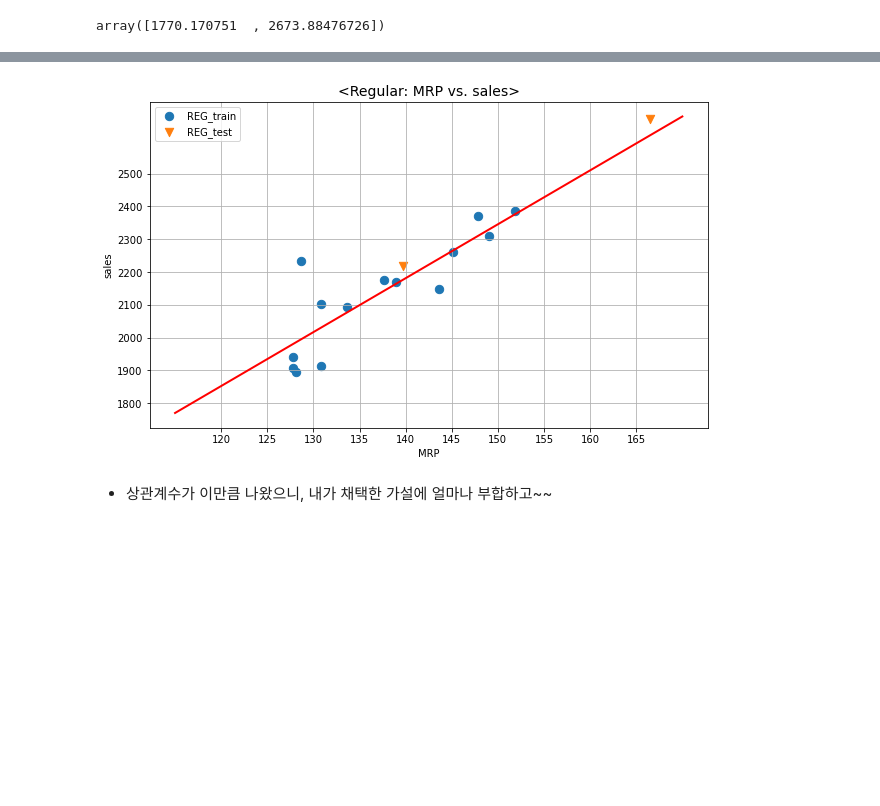
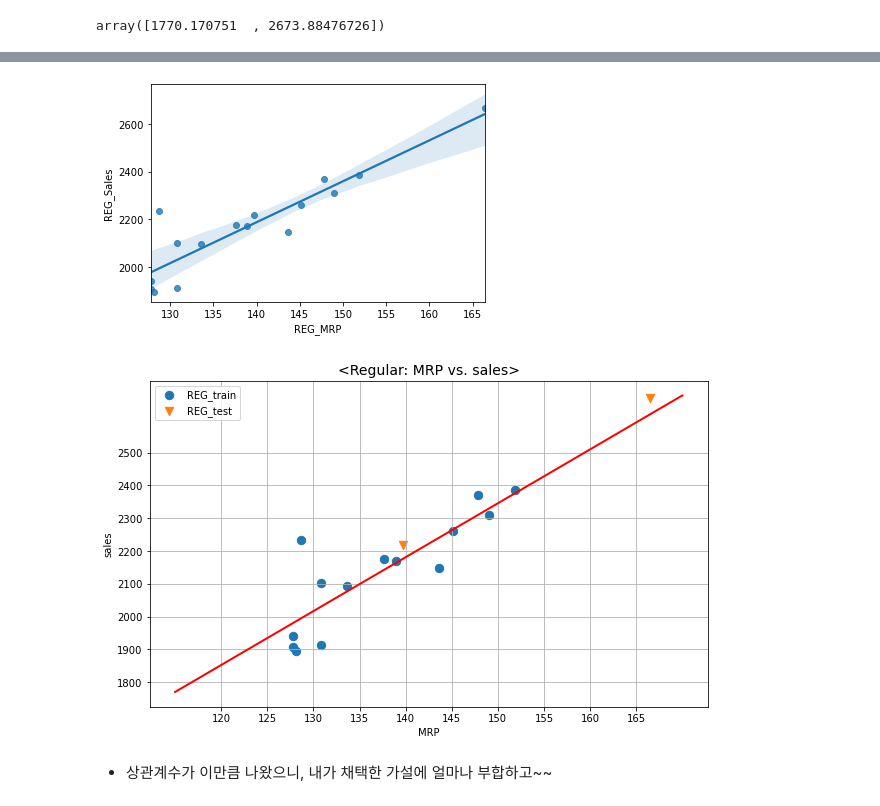
Before and after one commit to youngai1112/MachineLearning, a Jupyter notebook: 04.회귀/1231.빅마트_회귀분석.ipynb, the cells around one changed output, grey strips where cells are left out. Cells and saved outputs as stored; diff of their text form; code cells hidden in the pictures; blank space fills up the shorter version.

```diff
--- a/04.회귀/1231.빅마트_회귀분석.ipynb
+++ b/04.회귀/1231.빅마트_회귀분석.ipynb
@@ -325,19 +329,22 @@ plt.show()
 # %%
-# Regular
+# Regular 산점도
+sns.regplot(x=df.REG_MRP, y=df.REG_Sales)
+
 plt.figure(figsize=(10,6))
 plt.scatter(X_train2, y_train2, label='REG_train', s=70)
 plt.scatter(X_test2, y_test2, marker='v', label='REG_test', s=70)
 plt.plot(xs2, ys2, 'r-', lw=2)
 plt.grid()
 plt.xticks(np.arange(120, 170, 5))
 plt.yticks(np.arange(1800, 2600, 100))
 plt.xlabel('MRP')
 plt.ylabel('sales')
 plt.title('<Regular: MRP vs. sales>', fontsize=14)
 plt.legend()
 plt.show()
 # %% [output]
-[figure, old version]
+[figure, new version]
+[figure, added]
 # %% [markdown]
 - 상관계수가 이만큼 나왔으니, 내가 채택한 가설에 얼마나 부합하고~~
 # %% [markdown]
```
Also changed, not shown: parts of 3 cells of this notebook.
